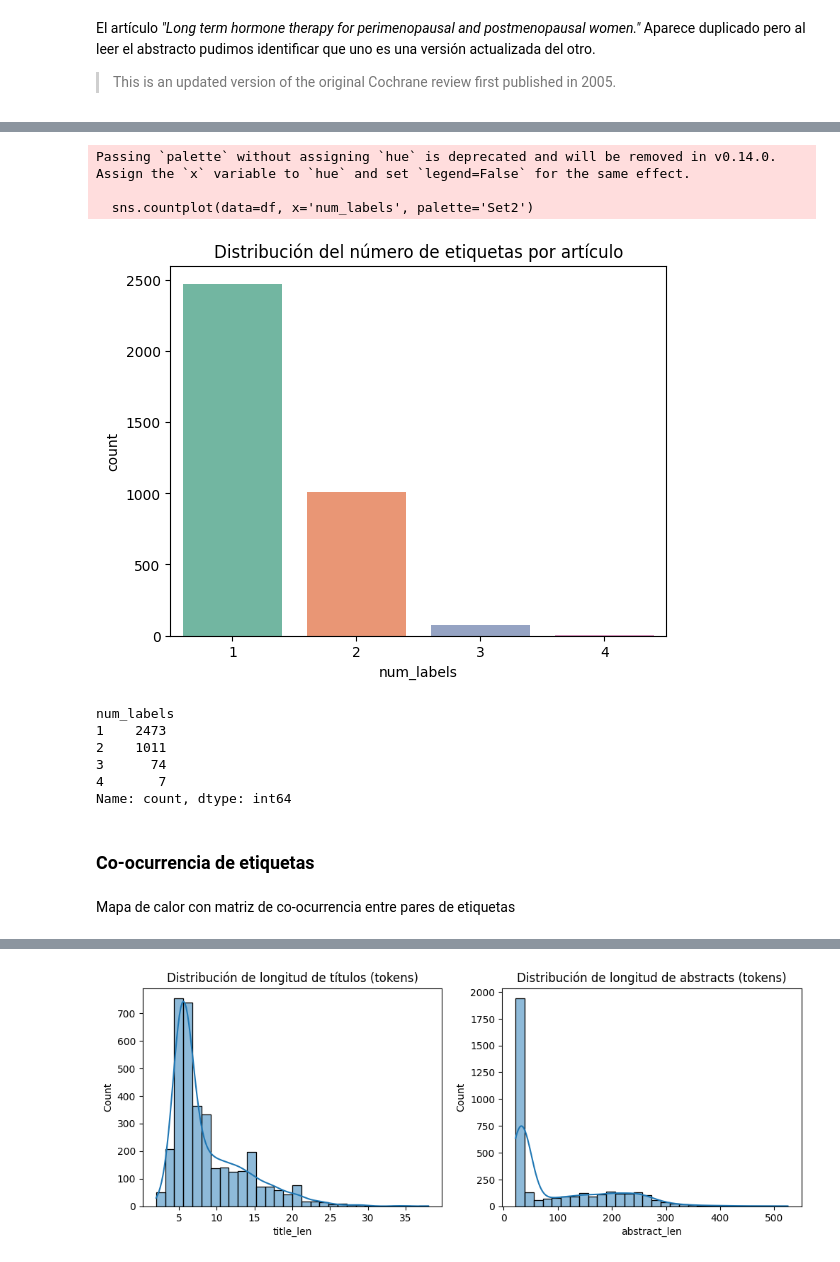
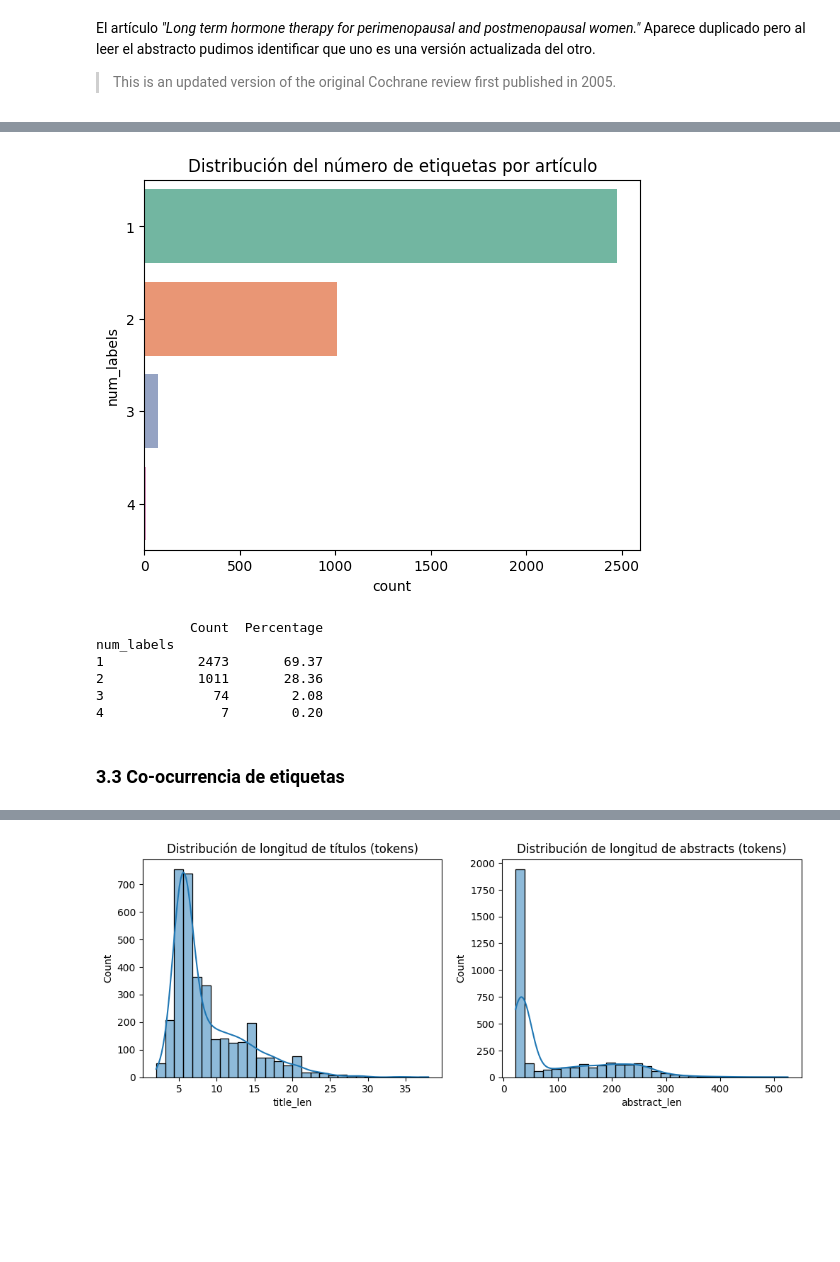
Before and after one commit to Jucept/clasificador-articulos-medicos, a Jupyter notebook: notebooks/EDA.ipynb, the cells around one changed output, grey strips where cells are left out. Saved outputs shown, nothing was run; the diff lists cells and outputs as text; code cells hidden in the pictures; blank space fills up the shorter version.

```diff
--- a/notebooks/EDA.ipynb
+++ b/notebooks/EDA.ipynb
@@ -128,22 +143,22 @@ Name: count, dtype: int64
 # %%
 df['num_labels'] = df['group'].apply(lambda x: len(x.split('|')))
-sns.countplot(data=df, x='num_labels', palette='Set2')
+sns.countplot(data=df, y='num_labels', hue='num_labels', palette='Set2', legend=False)
 plt.title("Distribución del número de etiquetas por artículo")
 plt.show()
 
-print(df['num_labels'].value_counts())
+label_counts = df['num_labels'].value_counts()
+label_stats = pd.DataFrame({
+    'Count': label_counts,
+    'Percentage': (label_counts / len(df) * 100).round(2)
+})
+print(label_stats)
 # %% [output]
+[figure, new version]
-Passing `palette` without assigning `hue` is deprecated and will be removed in v0.14.0. Assign the `x` variable to `hue` and set `legend=False` for the same effect.
-
-  sns.countplot(data=df, x='num_labels', palette='Set2')
+            Count  Percentage
+num_labels
+1            2473       69.37
+2            1011       28.36
+3              74        2.08
+4               7        0.20
-[figure, old version]
-num_labels
-1    2473
-2    1011
-3      74
-4       7
-Name: count, dtype: int64
 # %% [markdown]
-### Co-ocurrencia de etiquetas
+### 3.3 Co-ocurrencia de etiquetas
-# %% [markdown]
-Mapa de calor con matriz de co-ocurrencia entre pares de etiquetas
```
Also changed, not shown: parts of 64 cells of this notebook.
